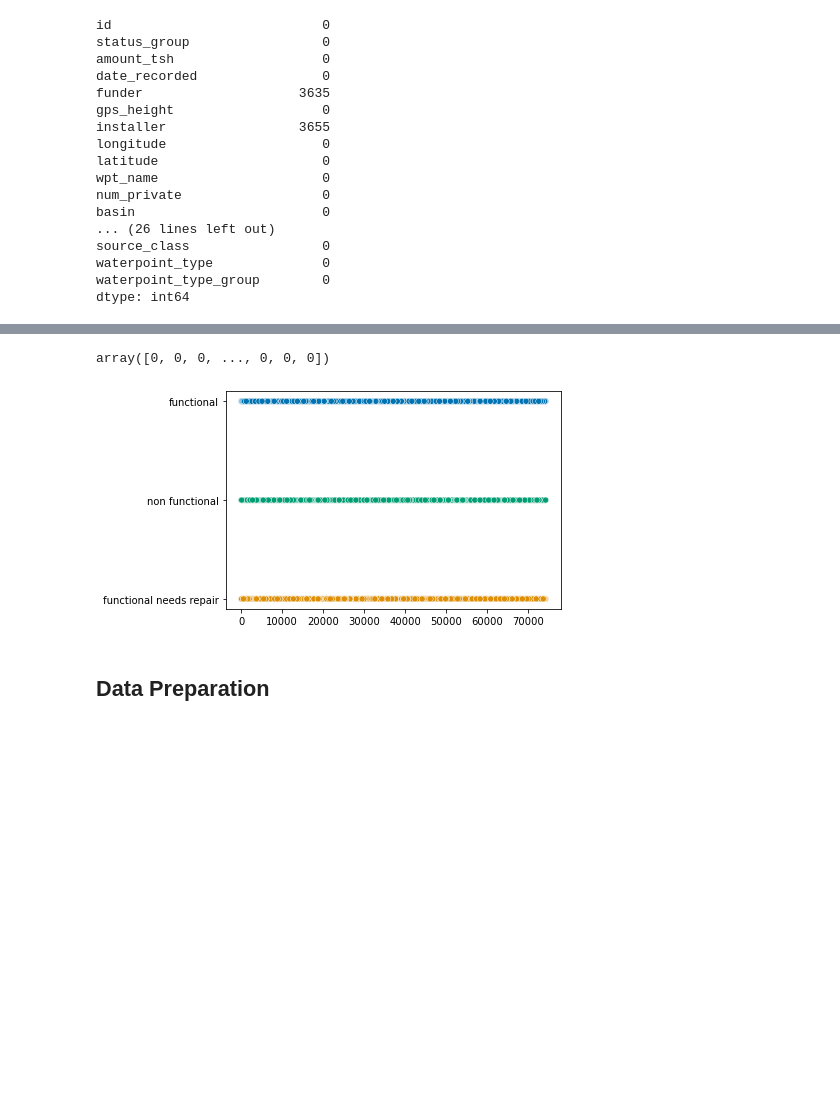
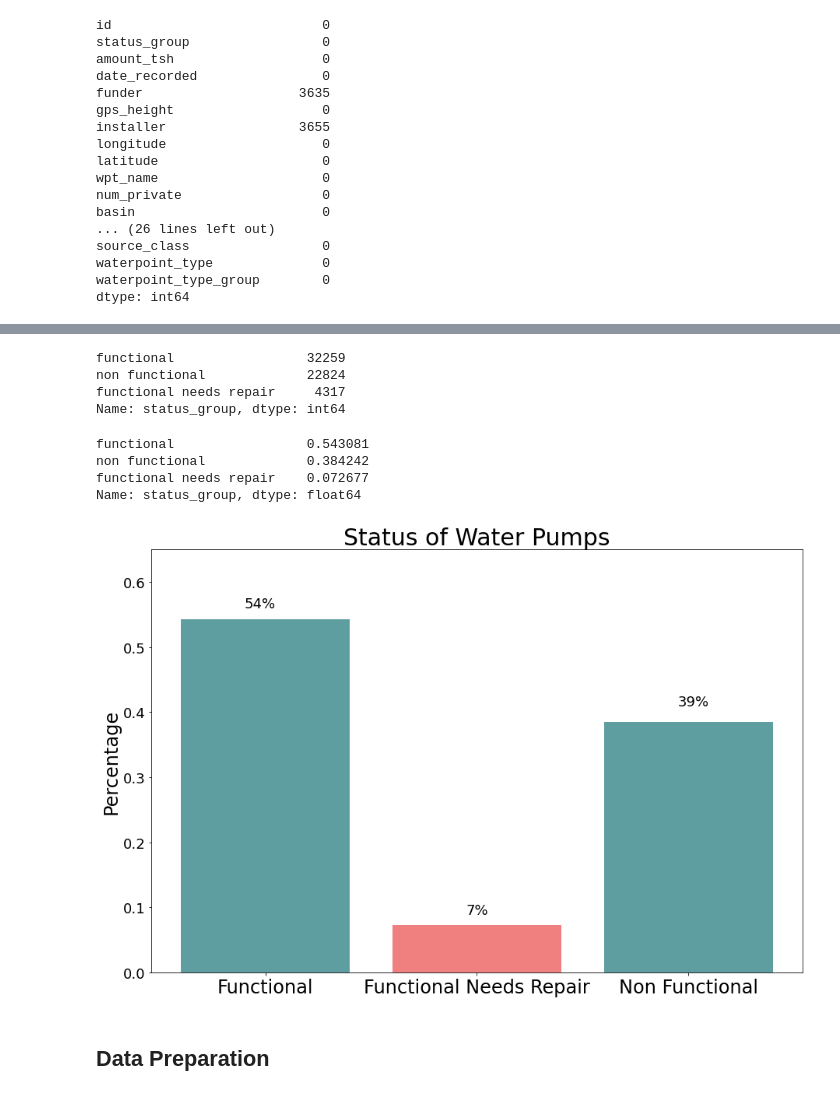
Before and after one commit to mboland23/phase_3_project, a Jupyter notebook: main_notebook_data_cleaning.ipynb, the cells around one changed output, grey strips where cells are left out. Cells and saved outputs as stored; diff of their text form; code cells hidden in the pictures; blank space fills up the shorter version.

```diff
--- a/main_notebook_data_cleaning.ipynb
+++ b/main_notebook_data_cleaning.ipynb
@@ -129,13 +108,43 @@ y = LabelEncoder().fit_transform(water_pump['status_group'])
-# %%
-y
-# %% [output]
-array([0, 0, 0, ..., 0, 0, 0])
-# %%
-f, ax = plt.subplots()
-
-sns.scatterplot(x=X[:, 0], y=X[:, 1], ax=ax, hue=y, palette='colorblind')
-ax.get_legend().remove()
-# %% [output]
-[figure, removed]
+# %%
+#checking target values
+water_pump['status_group'].value_counts()
+# %% [output]
+functional                 32259
+non functional             22824
+functional needs repair     4317
+Name: status_group, dtype: int64
+# %%
+#checking distribution of target values
+water_pump['status_group'].value_counts(normalize=True)
+# %% [output]
+functional                 0.543081
+non functional             0.384242
+functional needs repair    0.072677
+Name: status_group, dtype: float64
+# %%
+fig, ax = plt.subplots(figsize = (15, 10))
+
+x = ["Functional", "Functional Needs Repair", "Non Functional"]
+height = [0.543081, 0.072677, 0.384242]
+ax.tick_params(axis="x", labelsize=24)
+ax.tick_params(axis="y", labelsize=18)
+
+ax = plt.bar(x=x,
+        height=height, color = ["cadetblue", "lightcoral", "cadetblue"])
+plt.title("Status of Water Pumps", fontsize=30)
+plt.ylabel("Percentage", fontsize=24);
+plt.ylim(0, .65)
+
+plt.text(.95, .09, '7%',
+         fontsize = 18, color = 'k')
+
+plt.text(1.95, .41, '39%',
+         fontsize = 18, color = 'k')
+plt.text(-.1, .56, '54%',
+         fontsize = 18, color = 'k');
+
+plt.savefig('./images/Well_Status_bar_Chart', bbox_inches="tight", dpi=500);
+# %% [output]
+[figure, added]
 # %% [markdown]
 ## Data Preparation
```
Also changed, not shown: parts of 37 cells of this notebook, 8 other files.
